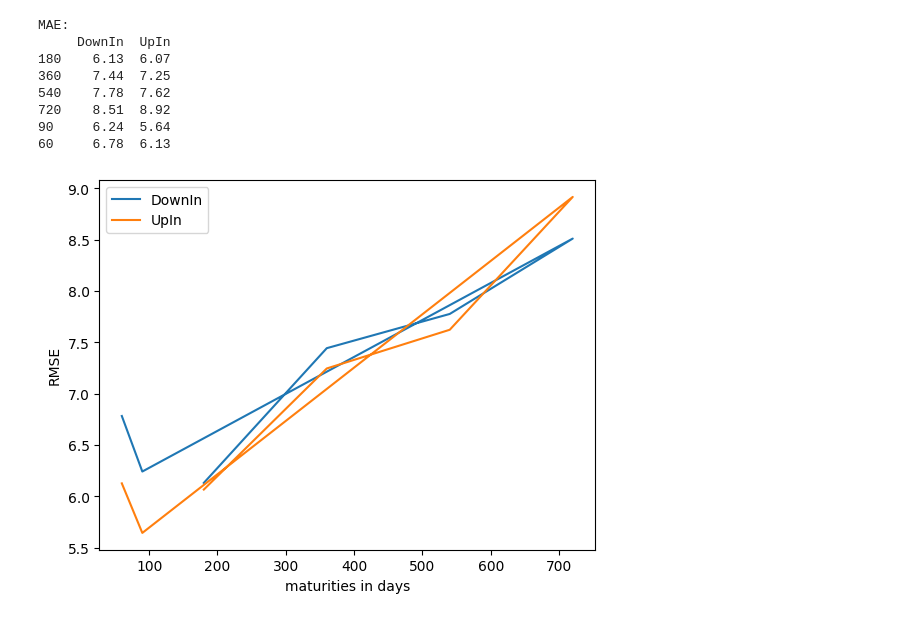
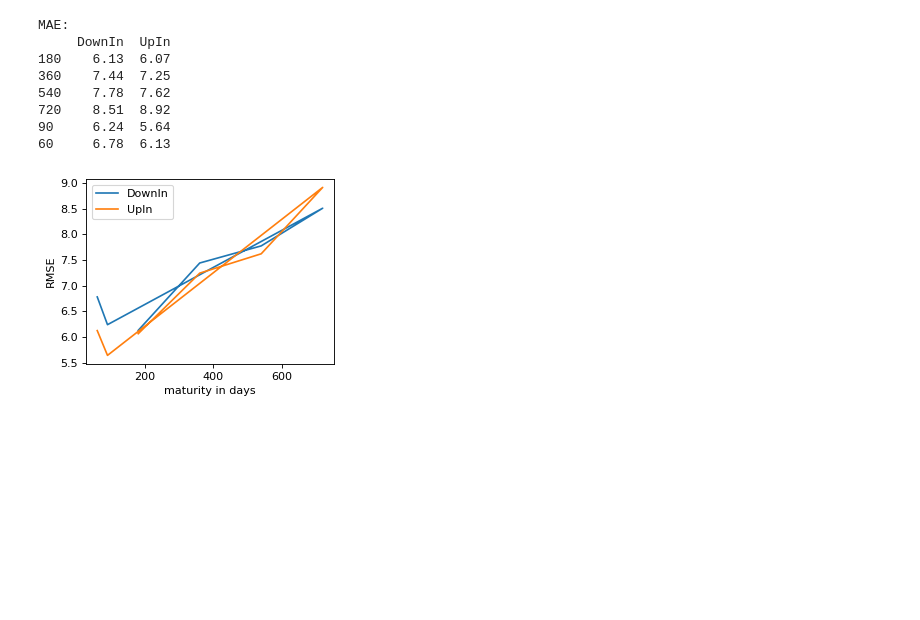
Before and after one commit to boomelage/machine-learning-option-pricing, a Jupyter notebook: trained_models/trained_model_testing.ipynb, the cells around one changed output. Cells and saved outputs as stored; diff of their text form; code cells hidden in the pictures; blank space fills up the shorter version.

```diff
--- a/trained_models/trained_model_testing.ipynb
+++ b/trained_models/trained_model_testing.ipynb
@@ -156,16 +156,16 @@ MAE:
 90     6.24  5.64
 60     6.78  6.13
 # %%
-plt.figure()
+plt.figure(figsize=(4, 3),dpi=80)
 for b in barrier_type_names:
     plt.plot(MAE.loc[:, b], label=b)
-plt.xlabel('maturities in days')
+plt.xlabel('maturity in days')
 plt.ylabel('RMSE')
 plt.legend()
 plt.show()
 plt.close()
 # %% [output]
-[figure, old version]
+[figure, new version]
 # %%
 errors_bypayoff = {}
 for w in ws:
```
Also changed, not shown: parts of 8 cells of this notebook, 6 other files.
